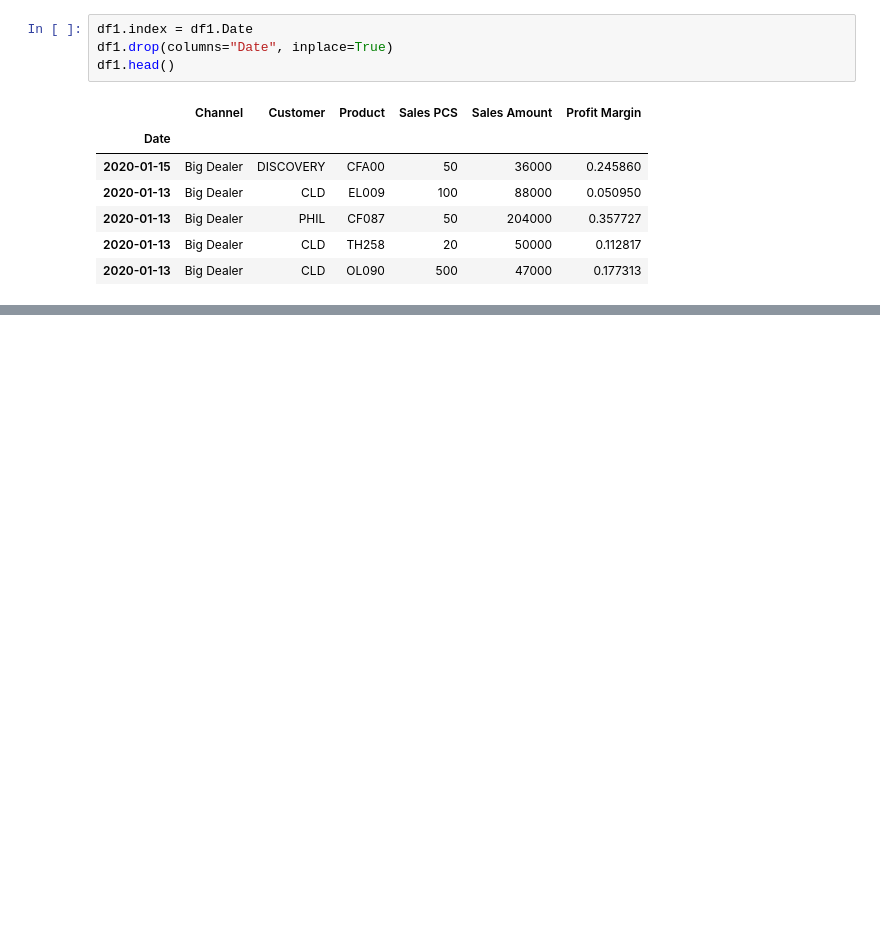
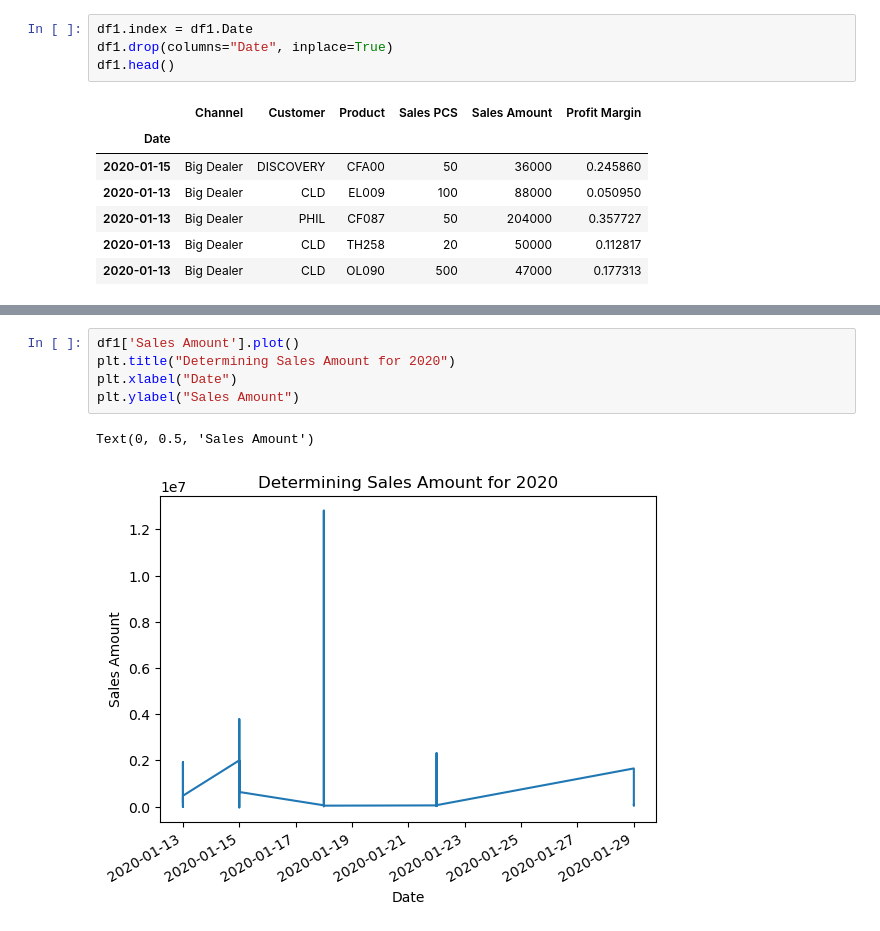
Before and after one commit to louiswordz/CIG_Sales, a Jupyter notebook: CIG.ipynb, the cells around one changed output, grey strips where cells are left out. Drawn from its saved outputs; the diff is of its cells as text; blank space fills up the shorter version.

```diff
--- a/CIG.ipynb
+++ b/CIG.ipynb
@@ -131,0 +140,8 @@ df1.head()
+# %%
+df1['Sales Amount'].plot()
+plt.title("Determining Sales Amount for 2020")
+plt.xlabel("Date")
+plt.ylabel("Sales Amount")
+# %% [output]
+Text(0, 0.5, 'Sales Amount')
+[figure, added]
```
Also changed, not shown: parts of 2 cells of this notebook.
